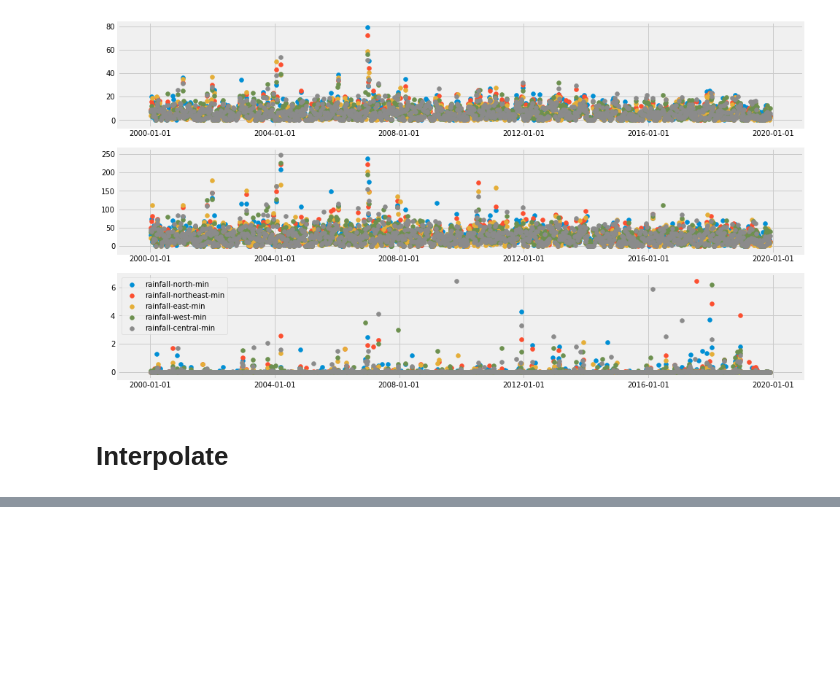
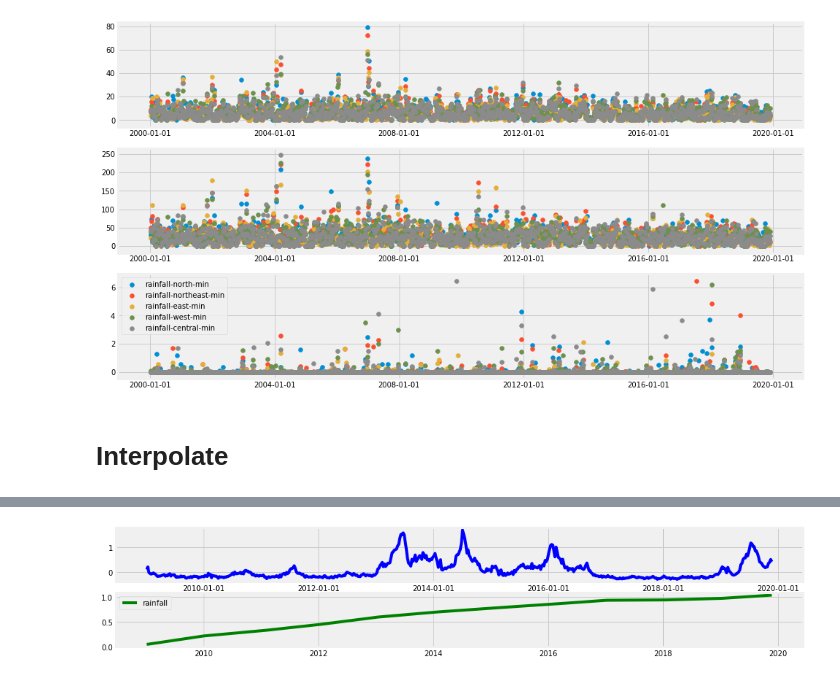
Before and after one commit to mammothb/personal, a Jupyter notebook: datathon/data-extraction/check_missing_data.ipynb, the cells around one changed output, grey strips where cells are left out. Cells and saved outputs as stored; diff of their text form; code cells hidden in the pictures; blank space fills up the shorter version.

```diff
--- a/datathon/data-extraction/check_missing_data.ipynb
+++ b/datathon/data-extraction/check_missing_data.ipynb
@@ -425,0 +436,25 @@ input_df.to_csv("input_data.csv")
+# %%
+f, ax = plt.subplots(2, 1)
+f.set_figheight(3)
+f.set_figwidth(15)
+
+last_ten_years = (input_df.index > '2009-01-01')
+
+xfmt = md.DateFormatter('%Y-%m-%d')
+ax[0].xaxis.set_major_formatter(xfmt)
+ax[0].xaxis_date()
+
+ax[0].plot(input_df.loc[last_ten_years].index, input_df.loc[last_ten_years]["dengue-sg-normalized"], c="b",
+              label="dengue")
+# ax[1].plot(input_df.loc[last_ten_years].index, input_df.loc[last_ten_years]["rainfall-north-consecutive"] +
+#            input_df.loc[last_ten_years]["rainfall-northeast-consecutive"] +
+#            input_df.loc[last_ten_years]["rainfall-east-consecutive"] +
+#            input_df.loc[last_ten_years]["rainfall-west-consecutive"] +
+#            input_df.loc[last_ten_years]["rainfall-central-consecutive"],
+#            c="g", label="rainfall")
+ax[1].plot(input_df.loc[last_ten_years].index, input_df.loc[last_ten_years]["population-sg-normalized"],
+           c="g", label="rainfall")
+plt.legend()
+plt.show()
+# %% [output]
+[figure, added]
```
Also changed, not shown: parts of 2 cells of this notebook, 6 other files.
